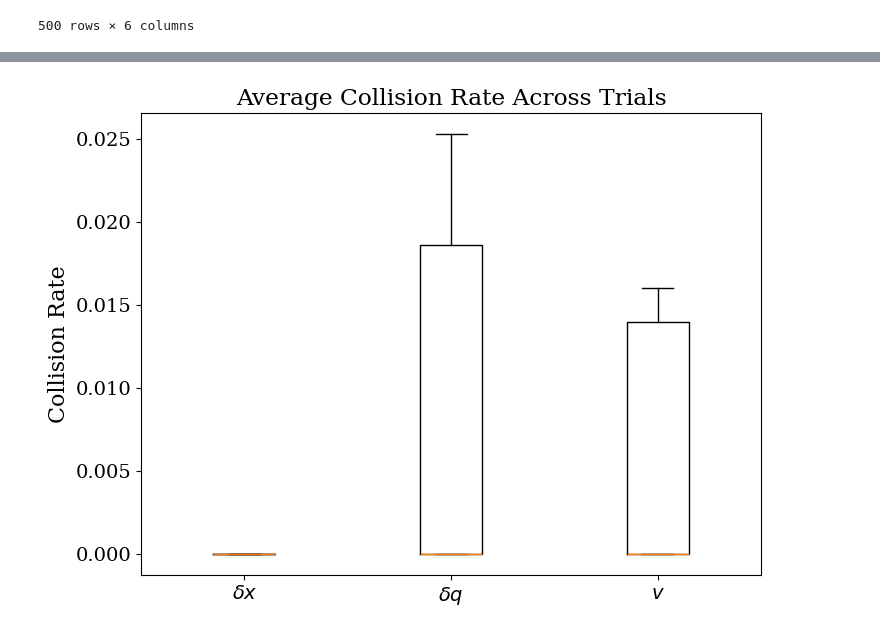
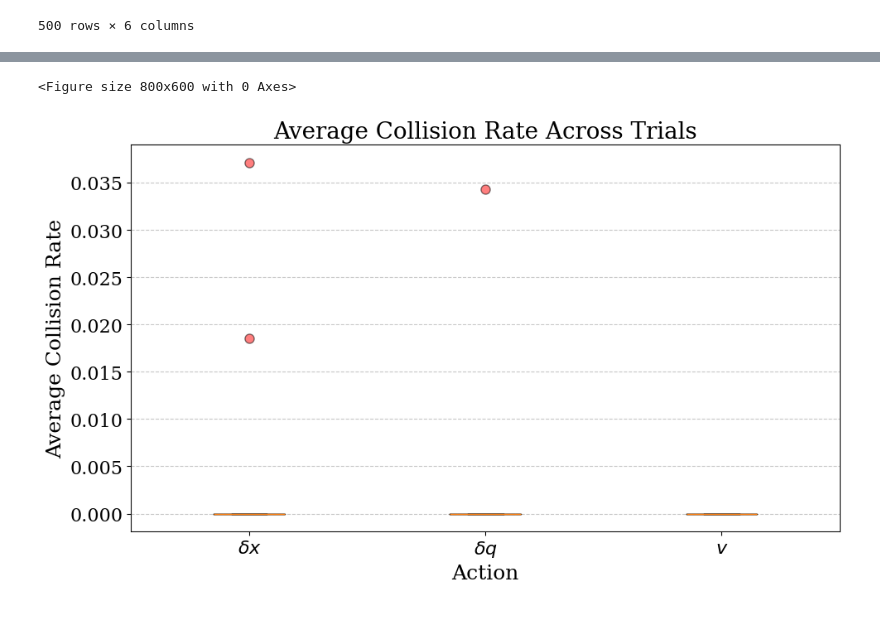
Before and after one commit to RL-Sim-to-Real/training, a Jupyter notebook: visualize/real_time_experiments.ipynb, the cells around one changed output, grey strips where cells are left out. Drawn from its saved outputs; the diff is of its cells as text; code cells hidden in the pictures.

```diff
--- a/visualize/real_time_experiments.ipynb
+++ b/visualize/real_time_experiments.ipynb
@@ -152,38 +132,44 @@ results_df.to_csv('success_rates_by_action.csv', index=False)
 # %%
 plt.figure(figsize=(8, 6))
 collision_rates = []
 labels = []
 for act in actions:
     file_paths = [
         os.path.join(folder_path, f"{act}_use_prop_{str(use_prop)}_trial_{i}.pkl.csv")
         for i in range(10)
     ]
     dfs = []
     for path in file_paths:
         if os.path.exists(path):
             df = pd.read_csv(path)
             match = re.search(r"trial_(\d+)", os.path.basename(path))
             trial = int(match.group(1)) if match else None
             df['trial'] = trial
             dfs.append(df)
     if dfs:
         all_results = pd.concat(dfs, ignore_index=True)
         trial_stats = all_results.groupby('trial').agg(
             num_collisions=('has_collided', 'sum'),
             trial_length=('has_collided', 'count')
         )
         trial_stats['trial_collision_rate'] = (trial_stats['num_collisions'] / trial_stats['trial_length'])
         collision_rates.append(trial_stats['trial_collision_rate'].dropna())
         labels.append(act)
 labels = [r"$\delta x$", r"$\delta q$", r"$v$"]
-plt.boxplot(collision_rates, labels=labels, showfliers=False)
-plt.ylabel('Collision Rate')
-# plt.ylim(0, 0.1)
-plt.title('Average Collision Rate Across Trials')
-plt.savefig("collision_rate_distribution_across_actions.pdf", format="pdf", bbox_inches="tight")
+plt.figure(figsize=(10, 6))
+plt.boxplot(collision_rates, labels=labels, showfliers=True, flierprops=dict(markerfacecolor='red', marker='o', markersize=8, alpha=0.5))
+plt.ylabel('Average Collision Rate', fontsize=18)
+plt.xlabel('Action', fontsize=18)
+plt.title('Average Collision Rate Across Trials', fontsize=20)
+plt.xticks(fontsize=16)
+plt.yticks(fontsize=16)
+plt.grid(axis='y', linestyle='--', alpha=0.7)
+plt.tight_layout()
+plt.savefig(f"collision_rate_prop_{use_prop}.pdf")
 plt.show()
 # %% [output]
+<Figure size 800x600 with 0 Axes>
-[figure, old version]
+[figure, new version]
 # %%
 plt.figure(figsize=(8, 6))
 collision_rates = []
```
Also changed, not shown: parts of 11 cells of this notebook, 11 other files.
